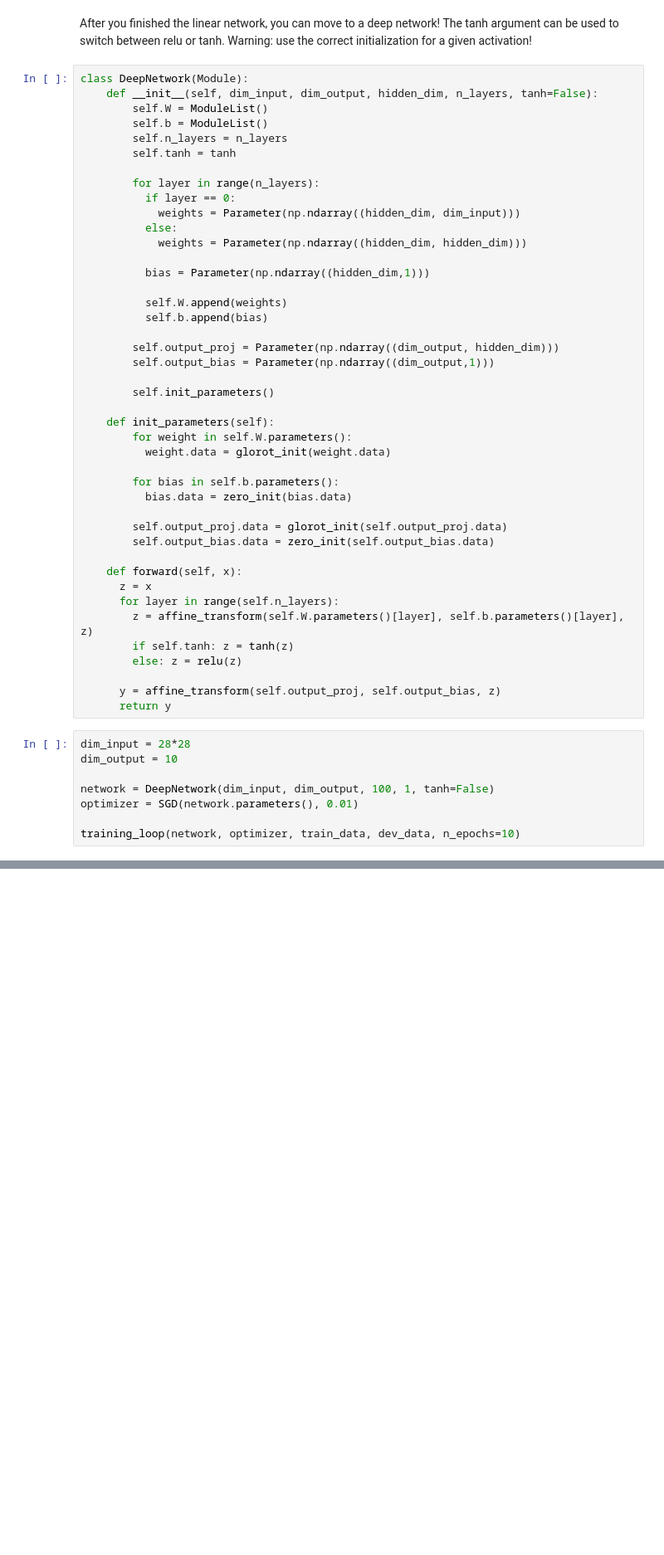
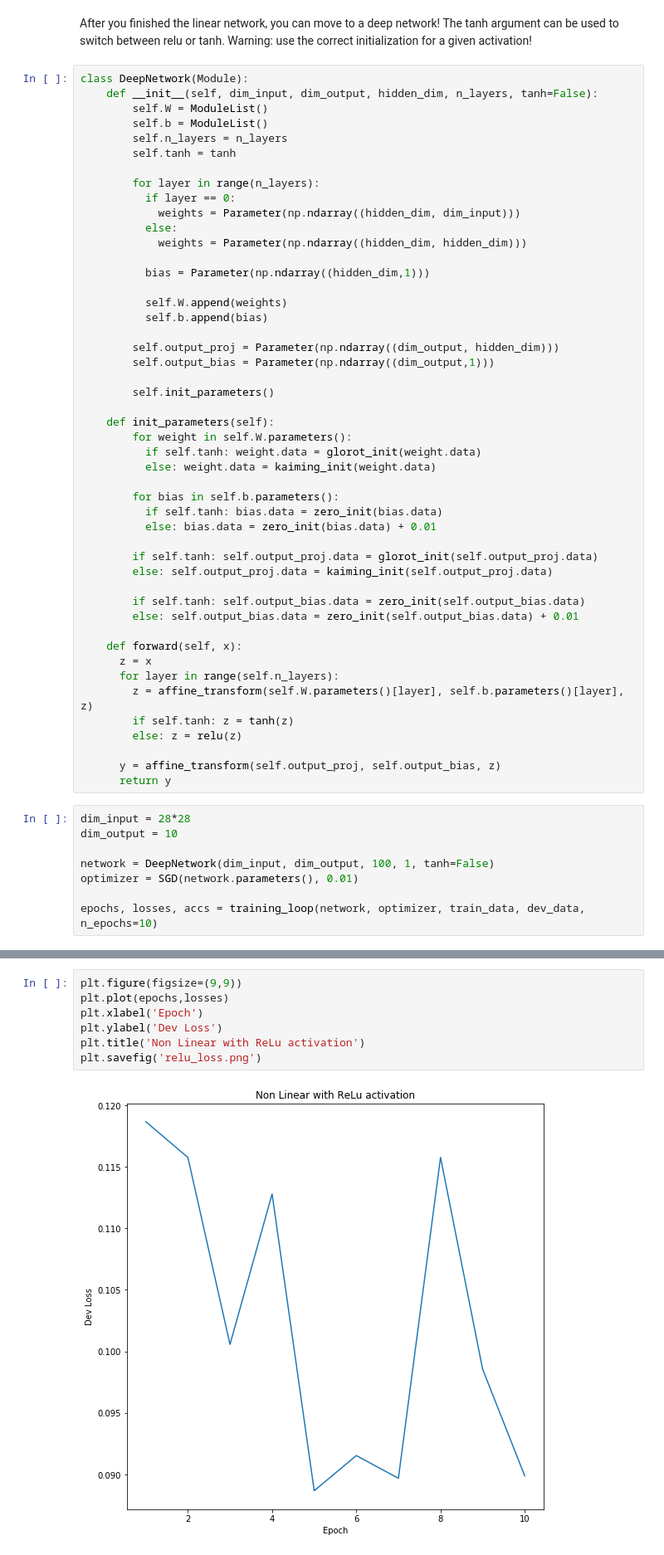
Before and after one commit to PrathamSolanki/deep-learning, a Jupyter notebook: 2/lab_exercises_2.ipynb, the cells around one changed output, grey strips where cells are left out. Shown at 83% size. Drawn from its saved outputs; the diff is of its cells as text; blank space fills up the shorter version.

```diff
--- a/2/lab_exercises_2.ipynb
+++ b/2/lab_exercises_2.ipynb
@@ -414,13 +458,18 @@ class DeepNetwork(Module):
 
     def init_parameters(self):
         for weight in self.W.parameters():
-          weight.data = glorot_init(weight.data)
+          if self.tanh: weight.data = glorot_init(weight.data)
+          else: weight.data = kaiming_init(weight.data)
 
         for bias in self.b.parameters():
-          bias.data = zero_init(bias.data)
+          if self.tanh: bias.data = zero_init(bias.data)
+          else: bias.data = zero_init(bias.data) + 0.01
 
-        self.output_proj.data = glorot_init(self.output_proj.data)
-        self.output_bias.data = zero_init(self.output_bias.data)
+        if self.tanh: self.output_proj.data = glorot_init(self.output_proj.data)
+        else: self.output_proj.data = kaiming_init(self.output_proj.data)
+
+        if self.tanh: self.output_bias.data = zero_init(self.output_bias.data)
+        else: self.output_bias.data = zero_init(self.output_bias.data) + 0.01
 
     def forward(self, x):
       z = x
@@ -438,6 +487,6 @@ dim_output = 10
 network = DeepNetwork(dim_input, dim_output, 100, 1, tanh=False)
 optimizer = SGD(network.parameters(), 0.01)
 
-training_loop(network, optimizer, train_data, dev_data, n_epochs=10)
+epochs, losses, accs = training_loop(network, optimizer, train_data, dev_data, n_epochs=10)
 # %% [output]
 Epoch: 1/10
@@ -461,0 +509,9 @@ np.argmax(_softmax(network.forward(Tensor(dev_data[0][123])).data))
+# %%
+plt.figure(figsize=(9,9))
+plt.plot(epochs,losses)
+plt.xlabel('Epoch')
+plt.ylabel('Dev Loss')
+plt.title('Non Linear with ReLu activation')
+plt.savefig('relu_loss.png')
+# %% [output]
+[figure, added]
```
Also changed, not shown: parts of 15 cells of this notebook, 6 other files.
